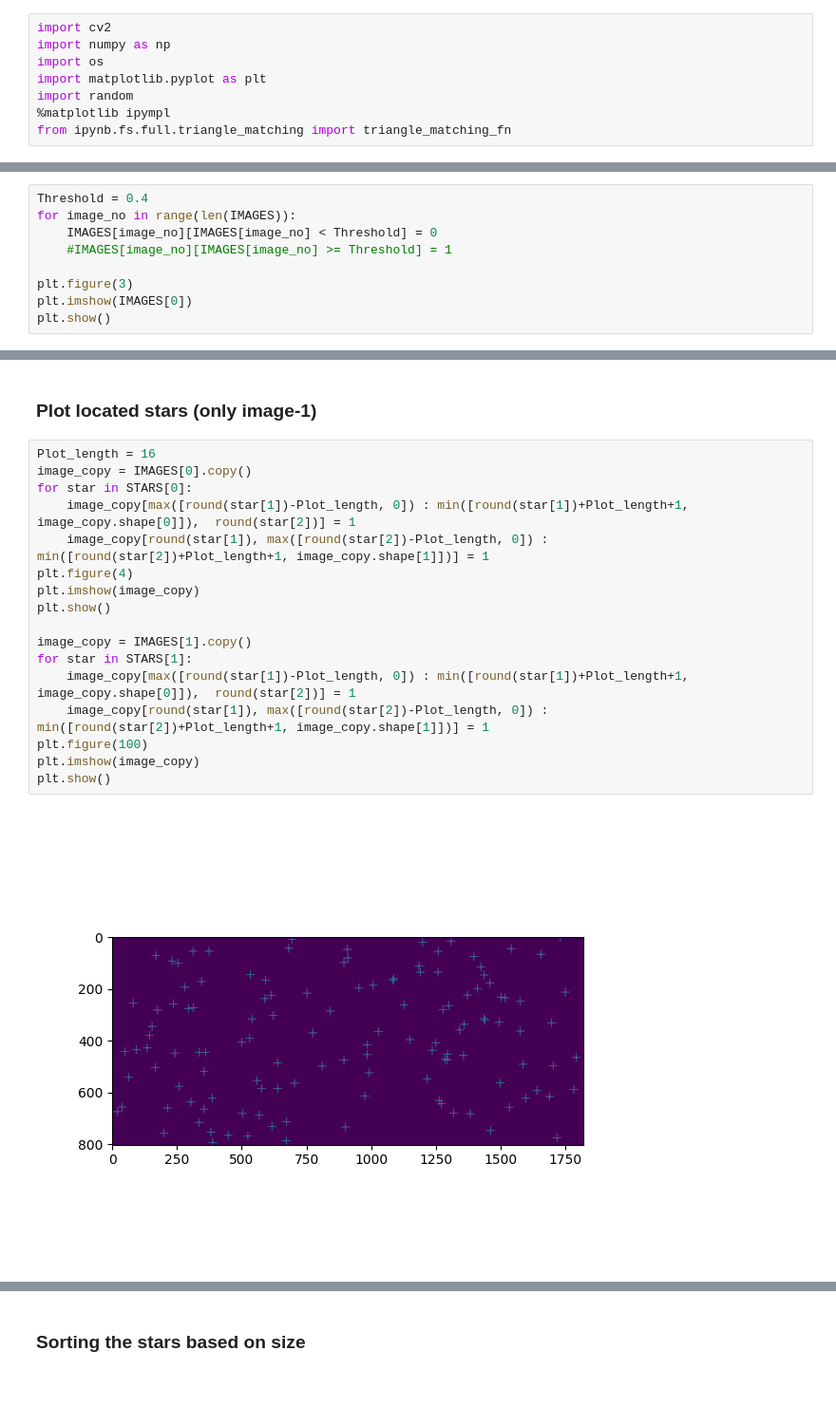
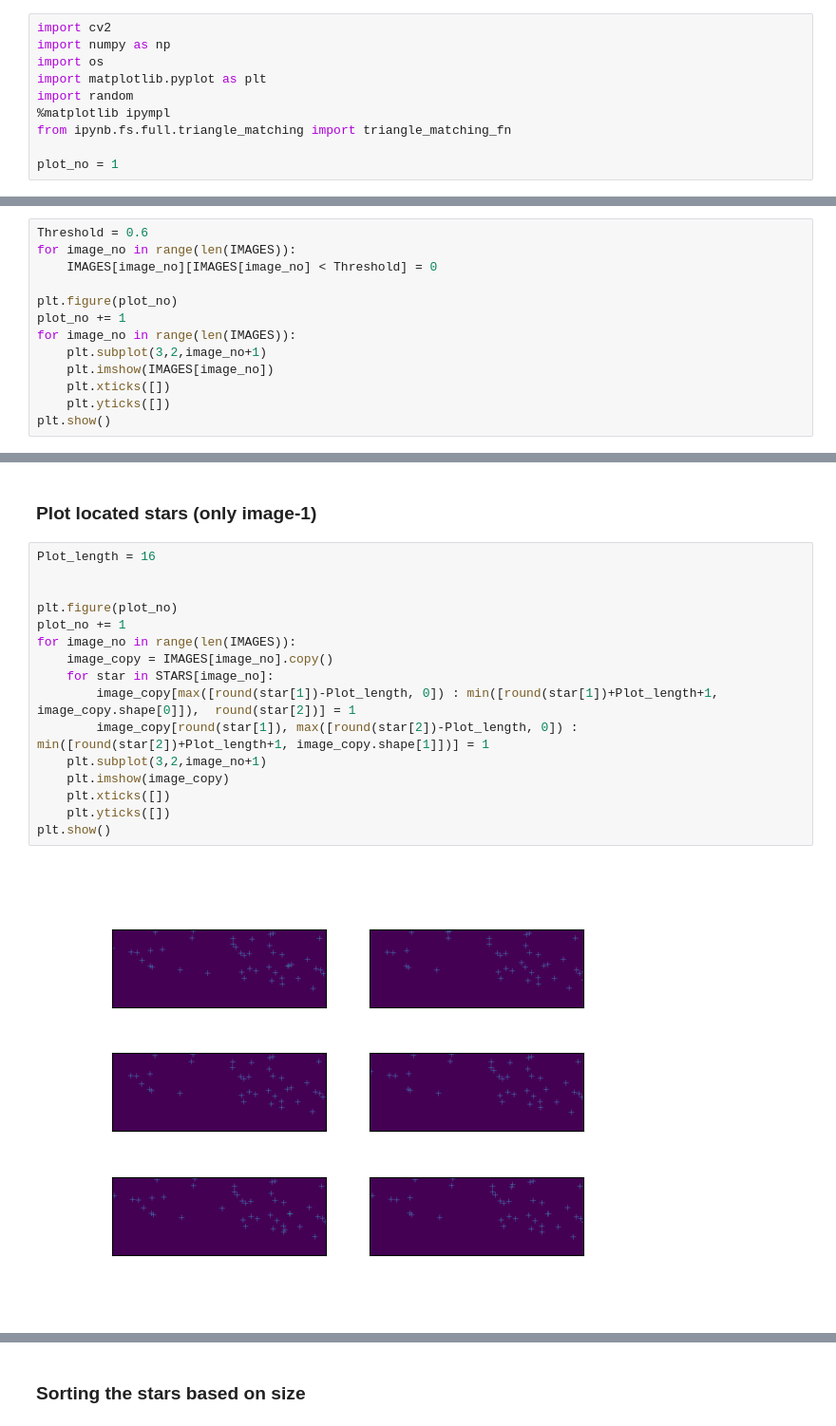
Before and after one commit to harivignesh777/DIP_course_project, a Jupyter notebook: Termproject.ipynb, the cells around one changed output, grey strips where cells are left out. Shown at 95% size. Drawn from its saved outputs; the diff is of its cells as text; blank space fills up the shorter version.

```diff
--- a/Termproject.ipynb
+++ b/Termproject.ipynb
@@ -8,6 +8,8 @@ import matplotlib.pyplot as plt
 import random
 %matplotlib ipympl
 from ipynb.fs.full.triangle_matching import triangle_matching_fn
+
+plot_no = 1
 # %% [markdown]
 ### Load images
 # %%
@@ -41,12 +54,16 @@ plt.show()
 # %% [markdown]
 ### Threshold
 # %%
-Threshold = 0.4
+Threshold = 0.6
 for image_no in range(len(IMAGES)):
     IMAGES[image_no][IMAGES[image_no] < Threshold] = 0
-    #IMAGES[image_no][IMAGES[image_no] >= Threshold] = 1
 
-plt.figure(3)
-plt.imshow(IMAGES[0])
+plt.figure(plot_no)
+plot_no += 1
+for image_no in range(len(IMAGES)):
+    plt.subplot(3,2,image_no+1)
+    plt.imshow(IMAGES[image_no])
+    plt.xticks([])
+    plt.yticks([])
 plt.show()
 # %% [output]
@@ -119,20 +137,19 @@ Locating stars in Image- 4
 ### Plot located stars (only image-1)
 # %%
 Plot_length = 16
-image_copy = IMAGES[0].copy()
-for star in STARS[0]:
-    image_copy[max([round(star[1])-Plot_length, 0]) : min([round(star[1])+Plot_length+1, image_copy.shape[0]]),  round(star[2])] = 1
-    image_copy[round(star[1]), max([round(star[2])-Plot_length, 0]) : min([round(star[2])+Plot_length+1, image_copy.shape[1]])] = 1
-plt.figure(4)
-plt.imshow(image_copy)
+
+
+plt.figure(plot_no)
+plot_no += 1
+for image_no in range(len(IMAGES)):
+    image_copy = IMAGES[image_no].copy()
+    for star in STARS[image_no]:
+        image_copy[max([round(star[1])-Plot_length, 0]) : min([round(star[1])+Plot_length+1, image_copy.shape[0]]),  round(star[2])] = 1
+        image_copy[round(star[1]), max([round(star[2])-Plot_length, 0]) : min([round(star[2])+Plot_length+1, image_copy.shape[1]])] = 1
+    plt.subplot(3,2,image_no+1)
+    plt.imshow(image_copy)
+    plt.xticks([])
+    plt.yticks([])
 plt.show()
-
-image_copy = IMAGES[1].copy()
-for star in STARS[1]:
-    image_copy[max([round(star[1])-Plot_length, 0]) : min([round(star[1])+Plot_length+1, image_copy.shape[0]]),  round(star[2])] = 1
-    image_copy[round(star[1]), max([round(star[2])-Plot_length, 0]) : min([round(star[2])+Plot_length+1, image_copy.shape[1]])] = 1
-plt.figure(100)
-plt.imshow(image_copy)
-plt.show()
 # %% [output]
-[figure, old version]
+[figure, new version]
```
Also changed, not shown: parts of 18 cells of this notebook, 6 other files.
